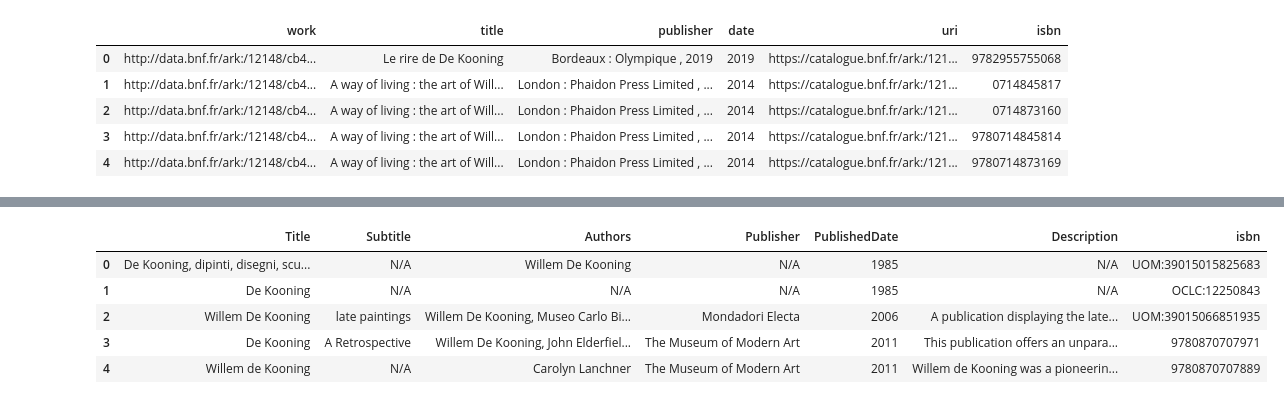
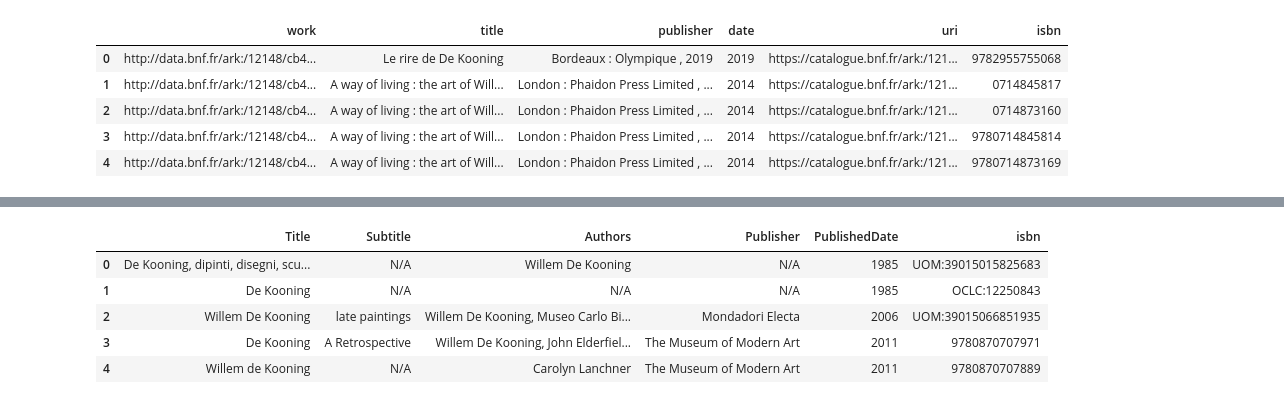
Before and after one commit to giorgiacrosilla/reputationera, a Jupyter notebook: scripts/bibliography_DK.ipynb, the cells around one changed output, grey strips where cells are left out. Saved outputs shown, nothing was run; the diff lists cells and outputs as text; code cells hidden in the pictures.

```diff
--- a/scripts/bibliography_DK.ipynb
+++ b/scripts/bibliography_DK.ipynb
@@ -86,37 +125,36 @@ JSON data saved to cezanne_books.json
 # %%
 import json
 import pandas as pd
 
 # Load JSON data from file
 with open("dkbooks.json", "r") as json_file:
     cezanne_books_data = json.load(json_file)
 
 # Extract relevant fields from each book item
 books_list = []
 for book in cezanne_books_data:
     book_info = {
         "Title": book["volumeInfo"].get("title", "N/A"),
         "Subtitle": book["volumeInfo"].get("subtitle", "N/A"),
         "Authors": ", ".join(book["volumeInfo"].get("authors", ["N/A"])),
         "Publisher": book["volumeInfo"].get("publisher", "N/A"),
         "PublishedDate": book["volumeInfo"].get("publishedDate", "N/A"),
-        "Description": book["volumeInfo"].get("description", "N/A"),
         "isbn": book["volumeInfo"].get("industryIdentifiers", [{}])[0].get("identifier", "N/A"),  # Retrieving ISBN
     }
     books_list.append(book_info)
 
 # Create DataFrame
 books_df = pd.DataFrame(books_list)
 
 # Display DataFrame
 books_df.head()
 # %% [output]
-|  | Title | Subtitle | Authors | Publisher | PublishedDate | Description | isbn |
-| 0 | De Kooning, dipinti, disegni, scu... | N/A | Willem De Kooning | N/A | 1985 | N/A | UOM:39015015825683 |
-| 1 | De Kooning | N/A | N/A | N/A | 1985 | N/A | OCLC:12250843 |
-| 2 | Willem De Kooning | late paintings | Willem De Kooning, Museo Carlo Bi... | Mondadori Electa | 2006 | A publication displaying the late... | UOM:39015066851935 |
-| 3 | De Kooning | A Retrospective | Willem De Kooning, John Elderfiel... | The Museum of Modern Art | 2011 | This publication offers an unpara... | 9780870707971 |
-| 4 | Willem de Kooning | N/A | Carolyn Lanchner | The Museum of Modern Art | 2011 | Willem de Kooning was a pioneerin... | 9780870707889 |
+|  | Title | Subtitle | Authors | Publisher | PublishedDate | isbn |
+| 0 | De Kooning, dipinti, disegni, scu... | N/A | Willem De Kooning | N/A | 1985 | UOM:39015015825683 |
+| 1 | De Kooning | N/A | N/A | N/A | 1985 | OCLC:12250843 |
+| 2 | Willem De Kooning | late paintings | Willem De Kooning, Museo Carlo Bi... | Mondadori Electa | 2006 | UOM:39015066851935 |
+| 3 | De Kooning | A Retrospective | Willem De Kooning, John Elderfiel... | The Museum of Modern Art | 2011 | 9780870707971 |
+| 4 | Willem de Kooning | N/A | Carolyn Lanchner | The Museum of Modern Art | 2011 | 9780870707889 |
 # %%
 liss = []
 for column_name in books_df.columns:
```
Also changed, not shown: parts of 12 cells of this notebook, 5 other files.
